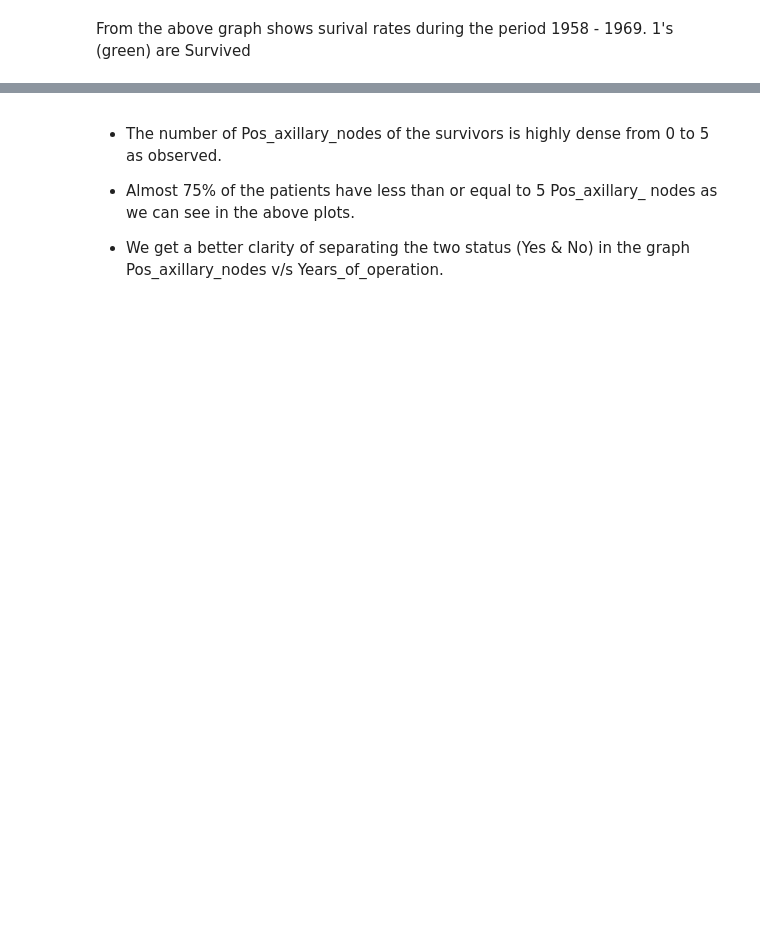
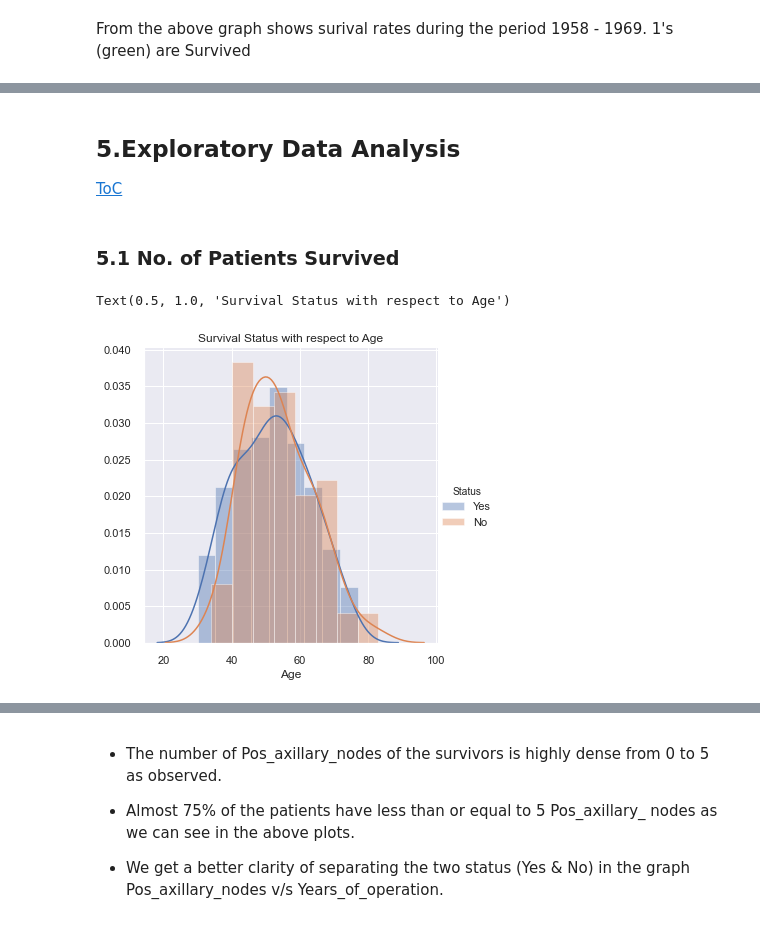
Before and after one commit to ragavendrahasthantram/UCBH_BreastCancerSurvival_EDA, a Jupyter notebook: UCBH_BreastCancerSurvival_EDA.ipynb, the cells around one changed output, grey strips where cells are left out. Drawn from its saved outputs; the diff is of its cells as text; code cells hidden in the pictures; blank space fills up the shorter version.

```diff
--- a/UCBH_BreastCancerSurvival_EDA.ipynb
+++ b/UCBH_BreastCancerSurvival_EDA.ipynb
@@ -279,0 +203,6 @@ for idx, feature in enumerate(list(BCS_data.columns)[:1]):
+# %%
+UCBHBCS_data['Status']= UCBHBCS_data['Status'].map({1:"Yes", 2:"No"})
+print(UCBHBCS_data.head())
+UCBHBCS_data.info()
+print('*'*50)
+print(UCBHBCS_data.iloc[:,-1].value_counts())
@@ -279,0 +242,15 @@ for idx, feature in enumerate(list(BCS_data.columns)[:1]):
+# %% [markdown]
+<a id="section5"></a>
+## 5.Exploratory Data Analysis
+[ToC](#toc)
+# %% [markdown]
+<a id="section501"></a>
+### 5.1 No. of Patients Survived
+# %%
+sns.FacetGrid(UCBHBCS_data, hue='Status', height=5) \
+    .map(sns.distplot, 'Age') \
+    .add_legend()
+plt.title('Survival Status with respect to Age')
+# %% [output]
+Text(0.5, 1.0, 'Survival Status with respect to Age')
+[figure, added]
```
Also changed, not shown: parts of 74 cells of this notebook.
